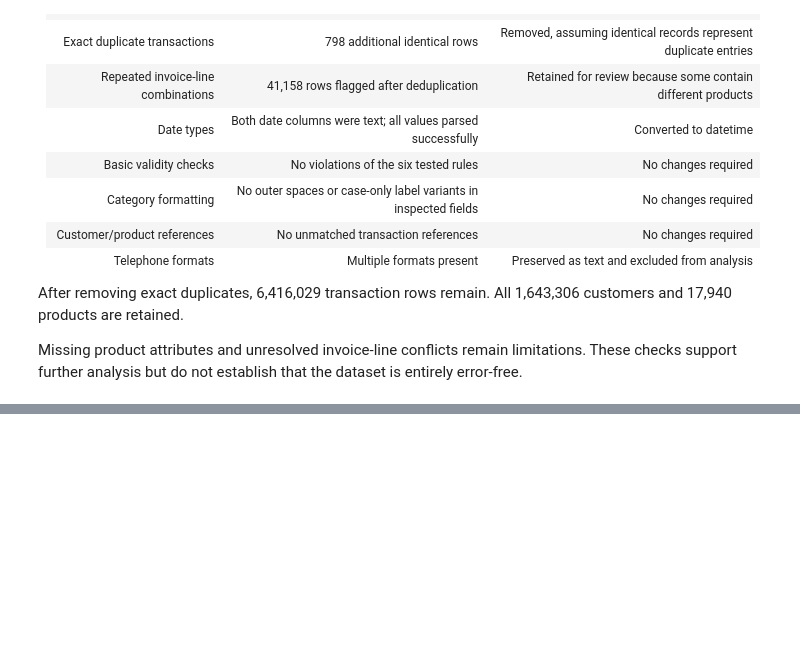
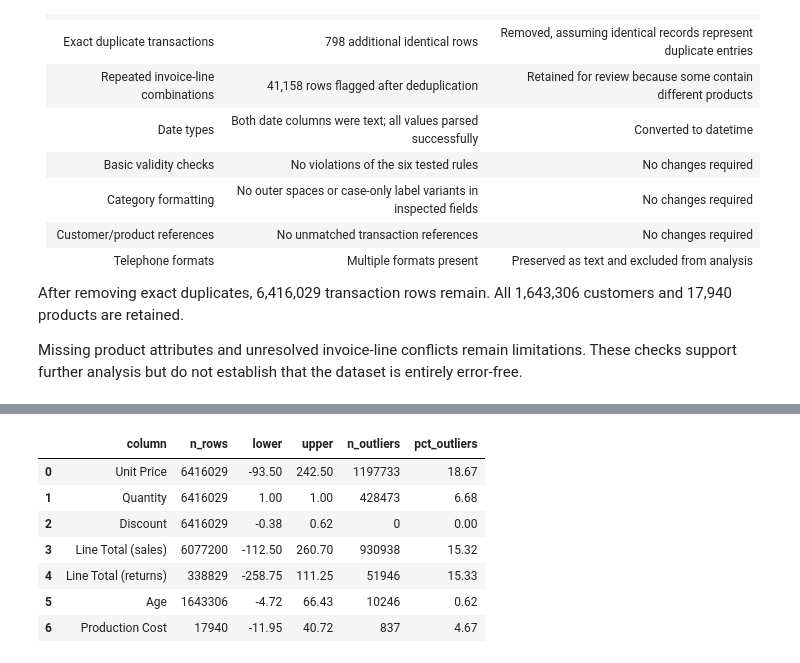
Before and after one commit to a209895-ukm/assignment-1-data-profiling, a Jupyter notebook: Task_C_Outliers.ipynb, the cells around one changed output, grey strips where cells are left out. Cells and saved outputs as stored; diff of their text form; code cells hidden in the pictures; blank space fills up the shorter version.

```diff
--- a/Task_C_Outliers.ipynb
+++ b/Task_C_Outliers.ipynb
@@ -833,8 +830,3 @@ All 1,643,306 customers and 17,940 products are retained.
 Missing product attributes and unresolved invoice-line conflicts
 remain limitations. These checks support further analysis but do
 not establish that the dataset is entirely error-free.
-# %%
-for name, d in [("customers", customers), ("products", products), ("transactions", transactions)]:
-    print(f"--- {name} ---")
-    d.info()
-    print(d.head(3))
@@ -858,0 +837,6 @@ Data columns (total 9 columns):
+# %%
+ref_date = transactions["Date"].max()
+customers_clean["Age"] = (ref_date - customers_clean["Date Of Birth"]).dt.days / 365.25
+print("Reference date:", ref_date)
+display(customers_clean["Age"].describe())
+print("Customers under 18:", (customers_clean["Age"] < 18).sum())
@@ -858,0 +861,35 @@ Data columns (total 9 columns):
+# %%
+def iqr_bounds(s):
+    q1, q3 = s.quantile([0.25, 0.75])
+    iqr = q3 - q1
+    return q1 - 1.5 * iqr, q3 + 1.5 * iqr
+
+is_return = transactions["Transaction Type"] == "Return"
+checks = {
+    "Unit Price": transactions["Unit Price"],
+    "Quantity": transactions["Quantity"],
+    "Discount": transactions["Discount"],
+    "Line Total (sales)": transactions.loc[~is_return, "Line Total"],
+    "Line Total (returns)": transactions.loc[is_return, "Line Total"],
+    "Age": customers_clean["Age"],
+    "Production Cost": products_clean["Production Cost"],
+}
+rows = []
+for name, s in checks.items():
+    low, high = iqr_bounds(s)
+    n = ((s < low) | (s > high)).sum()
+    rows.append([name, len(s), round(low, 2), round(high, 2), n, round(n / len(s) * 100, 2)])
+
+outlier_summary = pd.DataFrame(
+    rows, columns=["column", "n_rows", "lower", "upper", "n_outliers", "pct_outliers"]
+)
+outlier_summary
+# %% [output]
+|  | column | n_rows | lower | upper | n_outliers | pct_outliers |
+| 0 | Unit Price | 6416029 | -93.50 | 242.50 | 1197733 | 18.67 |
+| 1 | Quantity | 6416029 | 1.00 | 1.00 | 428473 | 6.68 |
+| 2 | Discount | 6416029 | -0.38 | 0.62 | 0 | 0.00 |
+| 3 | Line Total (sales) | 6077200 | -112.50 | 260.70 | 930938 | 15.32 |
+| 4 | Line Total (returns) | 338829 | -258.75 | 111.25 | 51946 | 15.33 |
+| 5 | Age | 1643306 | -4.72 | 66.43 | 10246 | 0.62 |
+| 6 | Production Cost | 17940 | -11.95 | 40.72 | 837 | 4.67 |
```
Also changed, not shown: parts of 15 cells of this notebook.
